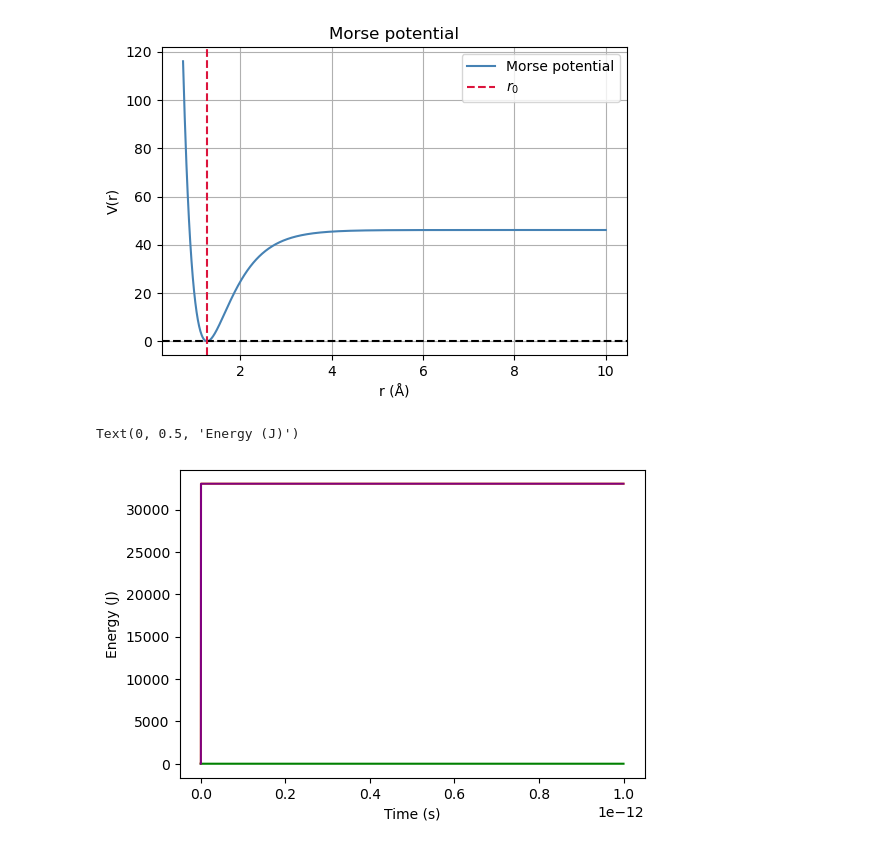
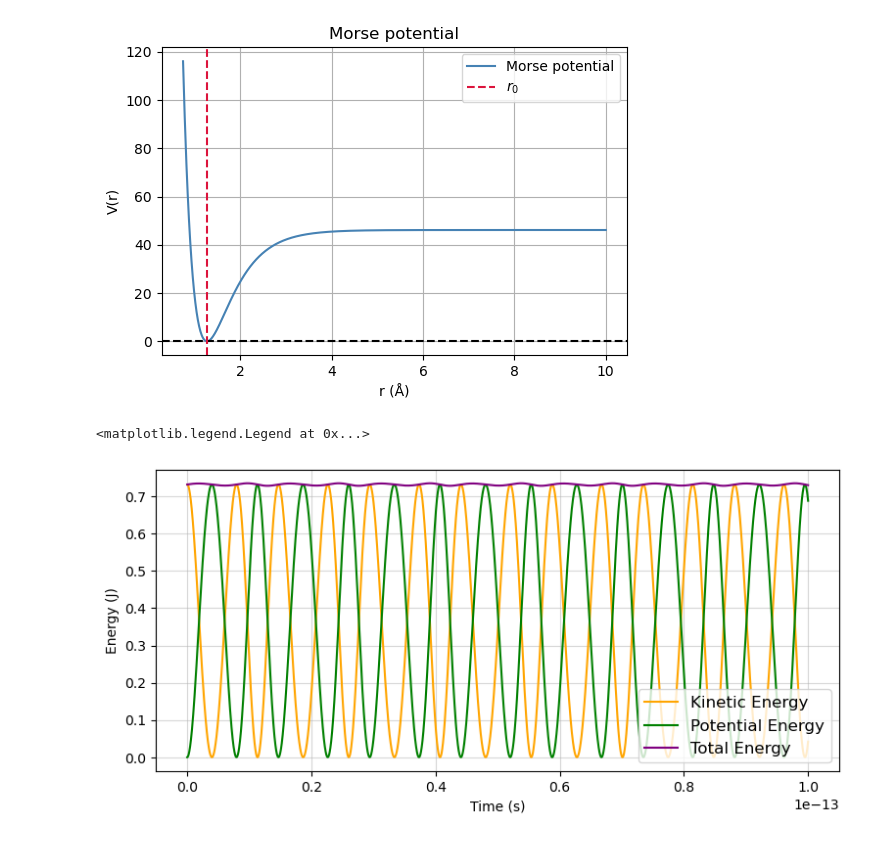
Before and after one commit to JeanCHDJdev/md-langevin, a Jupyter notebook: simulation.ipynb, the cells around one changed output. Saved outputs shown, nothing was run; the diff lists cells and outputs as text; code cells hidden in the pictures.

```diff
--- a/simulation.ipynb
+++ b/simulation.ipynb
@@ -27,18 +27,20 @@ plt.legend(loc='upper right')
 # %%
 importlib.reload(lg)
 sim = lg.Langevin3D(seed=1, T=0)
-time, traj, speed = sim.run(n_steps=10000, r_init=sim.r_0, v_init=1e2)
+time, traj, speed = sim.run(n_steps=10000, r_init=sim.r_0, v_init=3e13, mode='langevin')
 kinetic_e = sim.kinetic_energy(speed)
 potential_e = sim.potential_Morse(traj)
 total_e = np.array(kinetic_e) + np.array(potential_e)
 # %%
-plt.figure(figsize=(6, 4))
+plt.figure(figsize=(9, 4))
 plt.plot(time, kinetic_e, label='Kinetic Energy', color='orange')
 plt.plot(time, potential_e, label='Potential Energy', color='green')
 plt.plot(time, total_e, label='Total Energy', color='purple')
 plt.xlabel("Time (s)")
 plt.ylabel("Energy (J)")
+plt.grid(True, alpha=0.5)
+plt.legend(loc='lower right', fontsize=12)
 # %% [output]
-Text(0, 0.5, 'Energy (J)')
+<matplotlib.legend.Legend at 0x...>
-[figure, old version]
+[figure, new version]
 # %%
```
Also changed, not shown: parts of 4 cells of this notebook, 1 other file.
